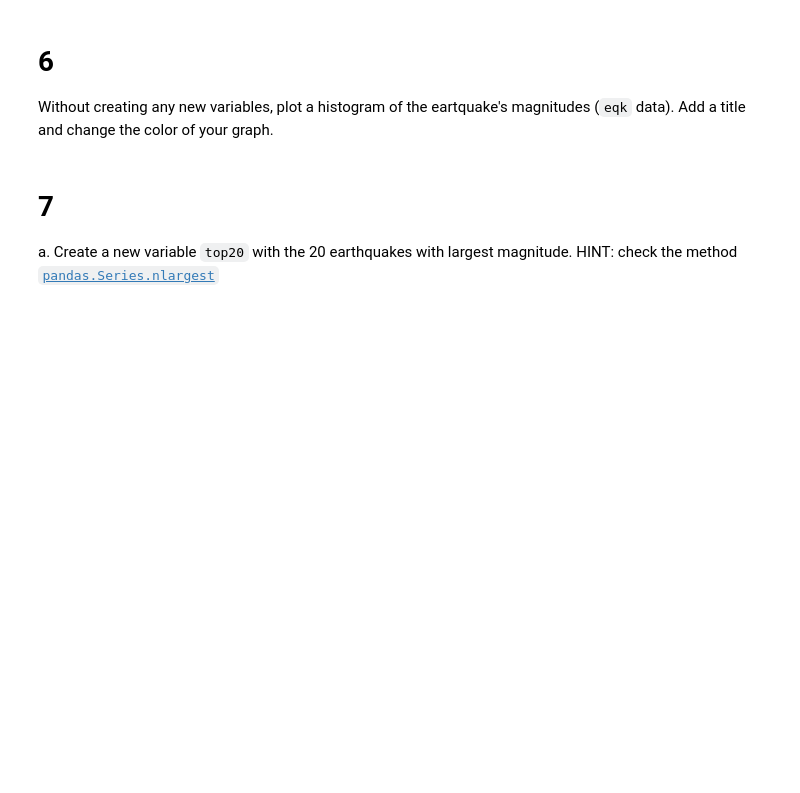
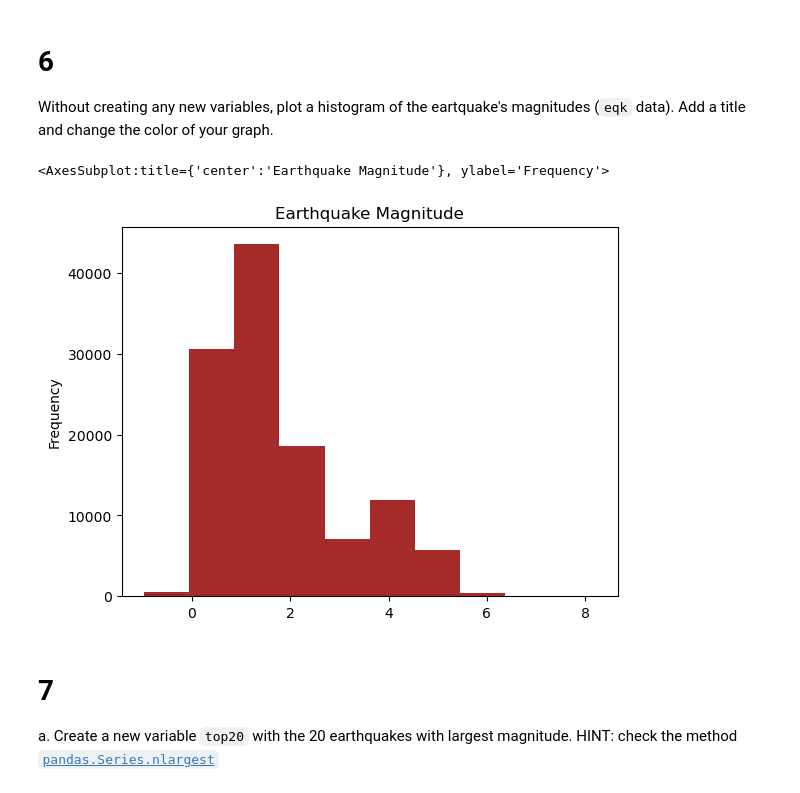
Before and after one commit to mmyiv/eds220-hwk1, a Jupyter notebook: hwk1-task3-earthquakes.ipynb, the cells around one changed output. Drawn from its saved outputs; the diff is of its cells as text; code cells hidden in the pictures; blank space fills up the shorter version.

Commit message:
solve task 5 and 6 with rendered plot

```diff
--- a/hwk1-task3-earthquakes.ipynb
+++ b/hwk1-task3-earthquakes.ipynb
@@ -221,6 +241,13 @@ omitted_events = ...
 
 # 6
 Without creating any new variables, plot a histogram of the eartquake's magnitudes (`eqk` data). Add a title and change the color of your graph.
+# %%
+eqk['mag'].plot(kind='hist',
+         color = "brown",
+         title = "Earthquake Magnitude")
+# %% [output]
+<AxesSubplot:title={'center':'Earthquake Magnitude'}, ylabel='Frequency'>
+[figure, added]
 # %% [markdown]
 <!-- END QUESTION -->
 
```
Also changed, not shown: parts of 7 cells of this notebook.
